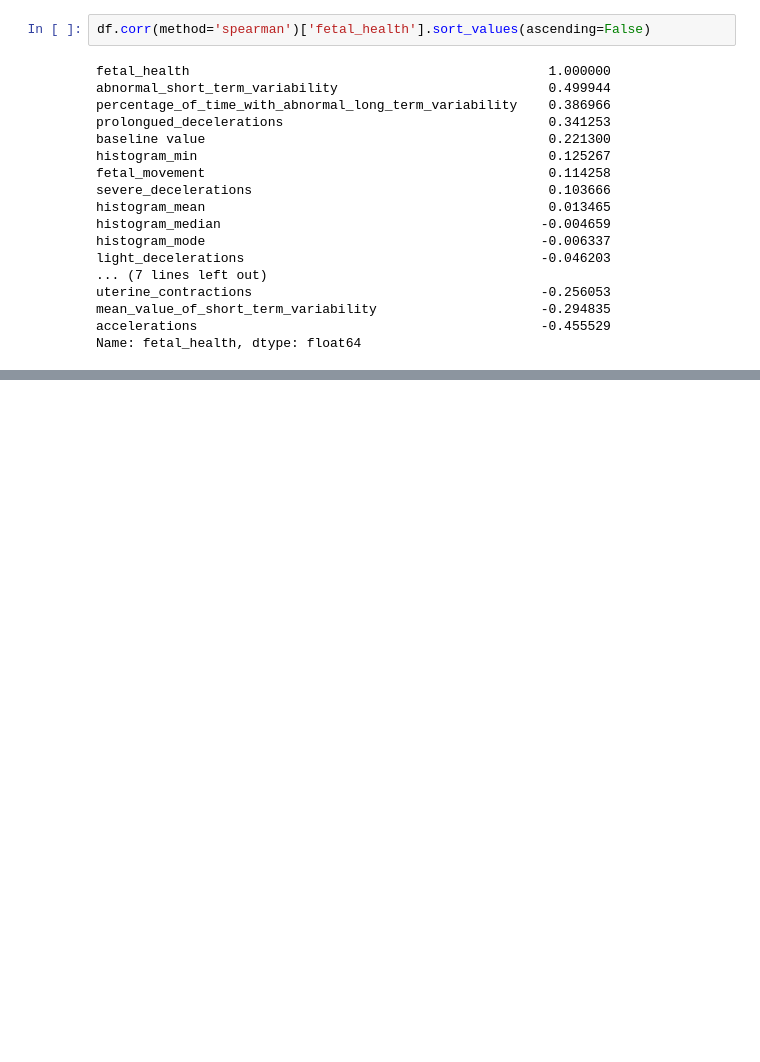
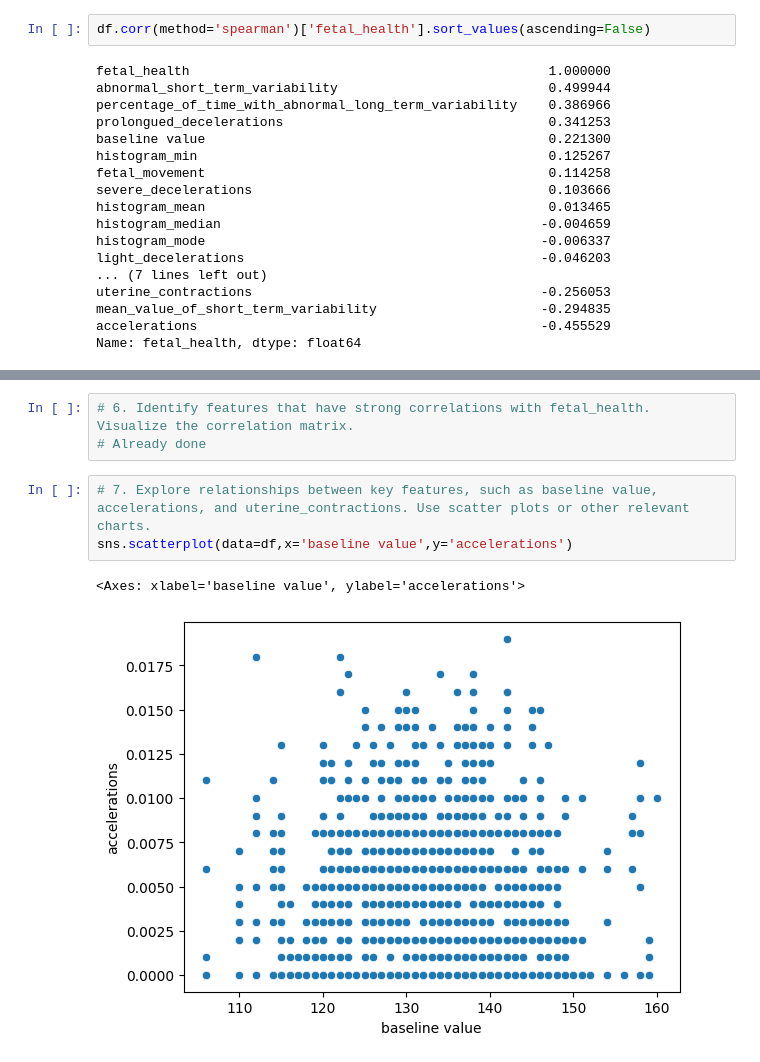
Before and after one commit to AayushParab44/Advanced_Statistics, a Jupyter notebook: EDA_Foetal_Health_Analysis notebook.ipynb, the cells around one changed output, grey strips where cells are left out. Cells and saved outputs as stored; diff of their text form; blank space fills up the shorter version.

```diff
--- a/EDA_Foetal_Health_Analysis notebook.ipynb
+++ b/EDA_Foetal_Health_Analysis notebook.ipynb
@@ -439,0 +493,9 @@ Name: fetal_health, dtype: float64
+# %%
+# 6. Identify features that have strong correlations with fetal_health. Visualize the correlation matrix.
+# Already done
+# %%
+# 7. Explore relationships between key features, such as baseline value, accelerations, and uterine_contractions. Use scatter plots or other relevant charts.
+sns.scatterplot(data=df,x='baseline value',y='accelerations')
+# %% [output]
+<Axes: xlabel='baseline value', ylabel='accelerations'>
+[figure, added]
```
Also changed, not shown: parts of 18 cells of this notebook, 4 other files.
